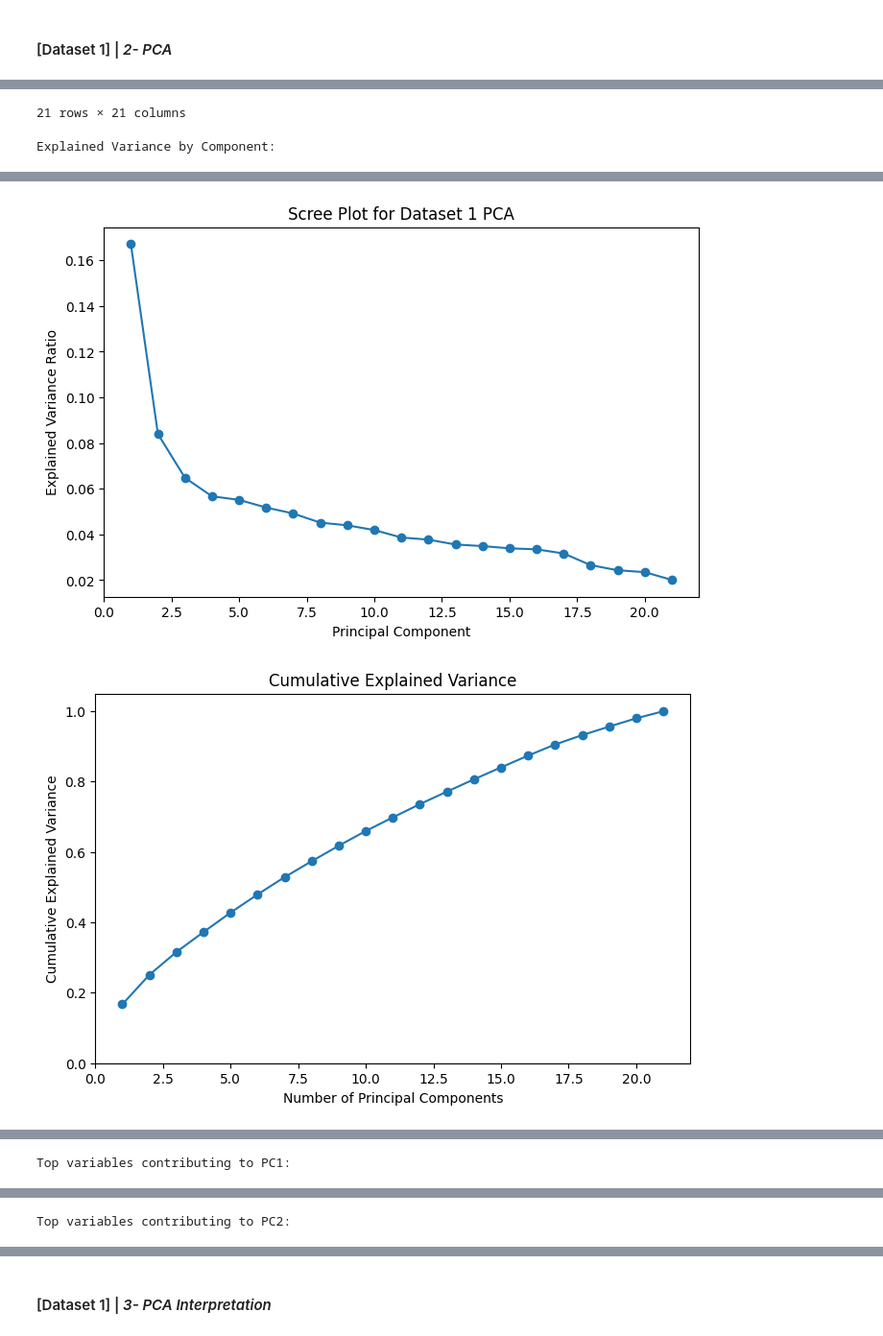
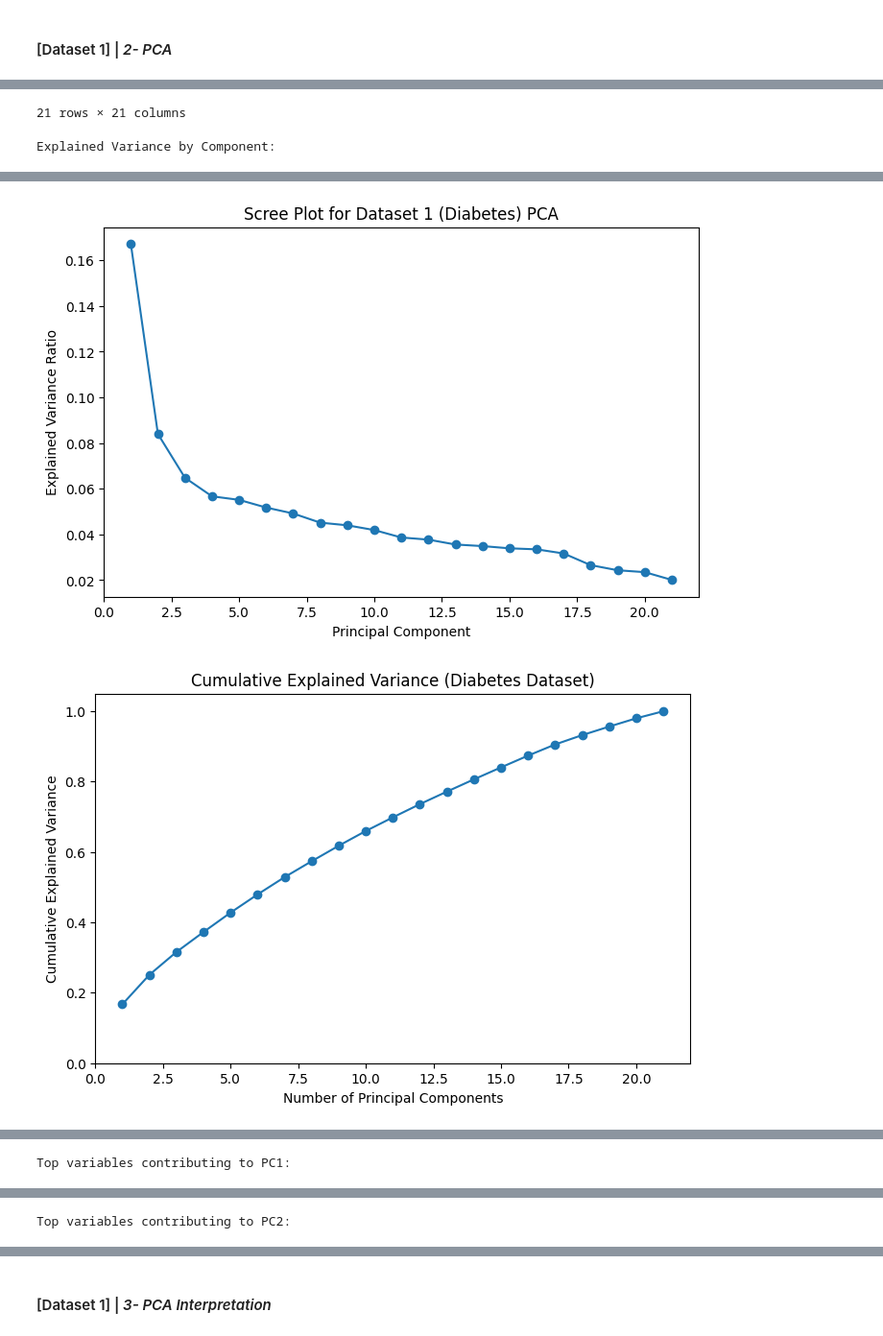
Before and after one commit to jasser-dh/Module-B-semester-2, a Jupyter notebook: OMDS-ModB2-Week12-Dhaouadi-Jasser.ipynb, the cells around one changed output, grey strips where cells are left out. Shown at 96% size. Drawn from its saved outputs; the diff is of its cells as text; code cells hidden in the pictures.

```diff
--- a/OMDS-ModB2-Week12-Dhaouadi-Jasser.ipynb
+++ b/OMDS-ModB2-Week12-Dhaouadi-Jasser.ipynb
@@ -147,7 +147,7 @@ plt.figure(figsize=(8,5))
 plt.plot(range(1, len(feature_names)+1), pca.explained_variance_ratio_, marker='o')
 plt.xlabel("Principal Component")
 plt.ylabel("Explained Variance Ratio")
-plt.title("Scree Plot for Dataset 1 PCA")
+plt.title("Scree Plot for Dataset 1 (Diabetes) PCA")
 plt.show()
 
 # Cumulative variance plot
@@ -155,7 +155,7 @@ plt.figure(figsize=(8,5))
 plt.plot(range(1, len(feature_names)+1), np.cumsum(pca.explained_variance_ratio_), marker='o')
 plt.xlabel("Number of Principal Components")
 plt.ylabel("Cumulative Explained Variance")
-plt.title("Cumulative Explained Variance")
+plt.title("Cumulative Explained Variance (Diabetes Dataset)")
 plt.ylim(0, 1.05)
 plt.show()
 
@@ -177,7 +177,7 @@ sns.scatterplot(
     alpha=0.6,
     s=30
 )
-plt.title("PCA Scatter Plot: PC1 vs PC2")
+plt.title("PCA Scatter Plot: PC1 vs PC2 (Diabetes Dataset)")
 plt.show()
 
 # -----------------------------
@@ -220,7 +220,7 @@ for i, feature in enumerate(feature_names):
 
 plt.xlabel("PC1")
 plt.ylabel("PC2")
-plt.title("PCA Biplot for Dataset 1")
+plt.title("PCA Biplot for Diabetes Dataset")
 plt.axhline(0, color="gray", linewidth=0.8)
 plt.axvline(0, color="gray", linewidth=0.8)
 plt.show()
@@ -247,32 +247,32 @@ Principal Component Vectors (Loadings):
 | PC6 | 0.234253 | 0.198014 | -0.057761 | 0.418882 | -0.263329 | -0.005202 | 0.130373 | 0.182260 | 0.164903 | ... |
 | PC7 | -0.259204 | -0.240723 | -0.209321 | -0.304827 | -0.161191 | 0.519599 | 0.343055 | 0.031462 | -0.064463 | ... |
 | PC8 | 0.021530 | 0.196709 | 0.656790 | -0.226129 | -0.157074 | 0.247560 | 0.073702 | 0.279514 | -0.194891 | ... |
 | PC9 | -0.173092 | -0.290018 | 0.515401 | 0.011500 | 0.396371 | -0.202567 | 0.013590 | 0.138863 | 0.161947 | ... |
 | PC10 | 0.024905 | -0.374822 | 0.185562 | 0.405854 | -0.118216 | 0.525847 | 0.047850 | -0.149879 | 0.100506 | ... |
 | ... | ... | ... | ... | ... | ... | ... | ... | ... | ... | ... |
 | PC17 | 0.580266 | -0.501431 | 0.004767 | -0.101636 | 0.005877 | -0.017598 | 0.057517 | -0.130691 | -0.079263 | ... |
 | PC18 | -0.335838 | -0.012314 | 0.045433 | 0.221410 | -0.083080 | -0.004033 | -0.013906 | 0.022098 | -0.065620 | ... |
 | PC19 | -0.271151 | -0.113562 | -0.009001 | 0.201688 | -0.080647 | 0.039789 | -0.016272 | 0.075054 | -0.044470 | ... |
 | PC20 | 0.232593 | 0.039682 | -0.018077 | -0.150459 | -0.005388 | -0.008493 | 0.054504 | 0.042977 | 0.020829 | ... |
 | PC21 | -0.119096 | -0.040147 | -0.002709 | -0.120087 | -0.030208 | -0.012420 | -0.071339 | 0.028305 | 0.020068 | ... |
 21 rows × 21 columns
 Explained Variance by Component:
 |  | Principal Component | Explained Variance Ratio | Cumulative Variance |
 | 0 | PC1 | 0.167130 | 0.167130 |
 | 1 | PC2 | 0.083967 | 0.251097 |
 | 2 | PC3 | 0.064803 | 0.315900 |
 | 3 | PC4 | 0.056676 | 0.372576 |
 | 4 | PC5 | 0.055129 | 0.427705 |
 | 5 | PC6 | 0.051768 | 0.479473 |
 | 6 | PC7 | 0.049168 | 0.528641 |
 | 7 | PC8 | 0.045154 | 0.573795 |
 | 8 | PC9 | 0.043992 | 0.617788 |
 | 9 | PC10 | 0.041905 | 0.659692 |
 | ... | ... | ... | ... |
 | 16 | PC17 | 0.031663 | 0.905574 |
 | 17 | PC18 | 0.026553 | 0.932126 |
 | 18 | PC19 | 0.024309 | 0.956435 |
 | 19 | PC20 | 0.023483 | 0.979918 |
 | 20 | PC21 | 0.020082 | 1.000000 |
-[figure, old version]
+[figure, new version]
-[figure, old version]
+[figure, new version]
```
Also changed, not shown: parts of 3 cells of this notebook.
